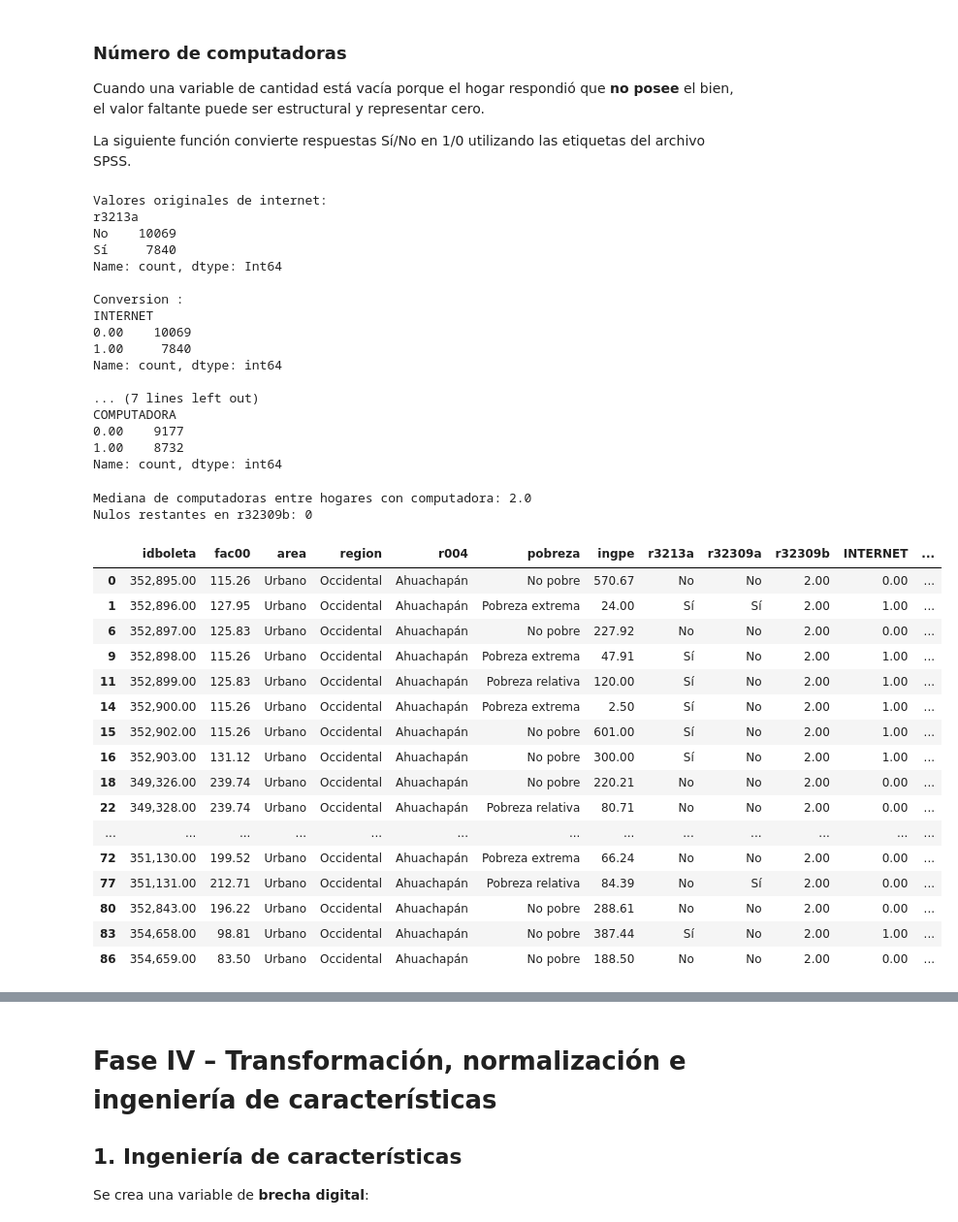
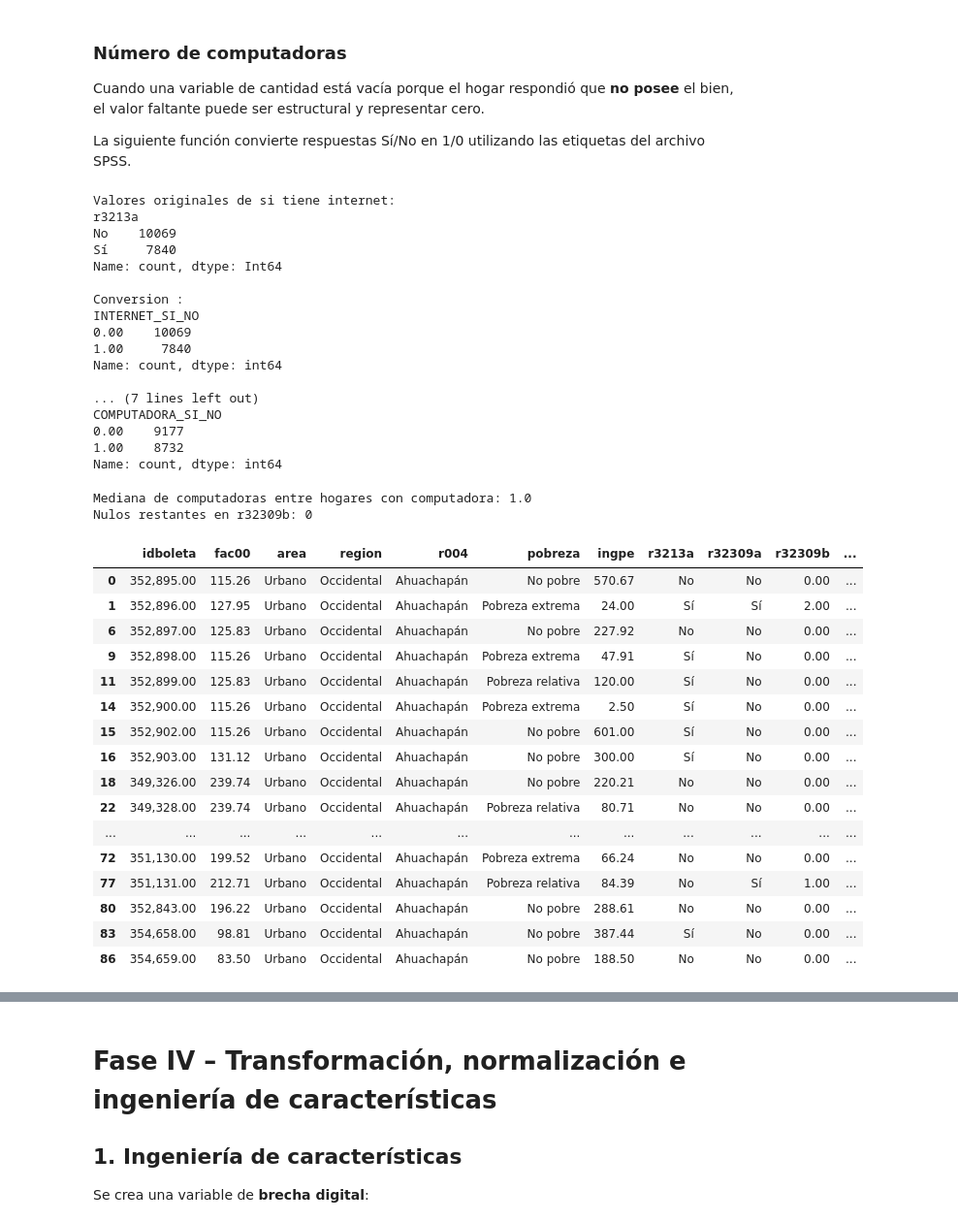
Before and after one commit to Jhumberto11/ProyectoCatedraDataAnalysis, a Jupyter notebook: EHPM_2025_Brecha_Digital_Proyecto.ipynb, the cells around one changed output, grey strips where cells are left out. Shown at 97% size. Saved outputs shown, nothing was run; the diff lists cells and outputs as text; code cells hidden in the pictures.

```diff
--- a/EHPM_2025_Brecha_Digital_Proyecto.ipynb
+++ b/EHPM_2025_Brecha_Digital_Proyecto.ipynb
@@ -481,36 +458,36 @@ def internet_si_no(serie):
     resultado[texto.str.startswith("no", na=False)] = 0
     return resultado
 
-hogares_limpio["INTERNET"] = internet_si_no(hogares_limpio["r3213a"])
-hogares_limpio["COMPUTADORA"] = internet_si_no(hogares_limpio["r32309a"])
+hogares_limpio["INTERNET_SI_NO"] = internet_si_no(hogares_limpio["r3213a"])
+hogares_limpio["COMPUTADORA_SI_NO"] = internet_si_no(hogares_limpio["r32309a"])
 
-print("Valores originales de internet:")
+print("Valores originales de si tiene internet:")
 print(hogares_limpio["r3213a"].value_counts(dropna=False))
 
 print("\nConversion :")
-print(hogares_limpio["INTERNET"].value_counts(dropna=False))
+print(hogares_limpio["INTERNET_SI_NO"].value_counts(dropna=False))
 
 
-print("\nValores originales de computadora:")
+print("\nValores originales de si tienen computadora:")
 print(hogares_limpio["r32309a"].value_counts(dropna=False))
 
 print("\nConversion :")
-print(hogares_limpio["COMPUTADORA"].value_counts(dropna=False))
+print(hogares_limpio["COMPUTADORA_SI_NO"].value_counts(dropna=False))
 # %% [output]
-Valores originales de internet:
+Valores originales de si tiene internet:
 r3213a
 No    10069
 Sí     7840
 Name: count, dtype: Int64
 
 Conversion :
-INTERNET
+INTERNET_SI_NO
 0.00    10069
 1.00     7840
 Name: count, dtype: int64
 
 ... (7 lines left out)
-COMPUTADORA
+COMPUTADORA_SI_NO
 0.00    9177
 1.00    8732
 Name: count, dtype: int64
@@ -517,52 +498,58 @@ Name: count, dtype: int64
 # %%
 # Si el hogar explícitamente indica que NO tiene computadora,
 # un R32309B faltante se interpreta como 0 computadoras.
+
+
 condicion_cero = (
-    (hogares_limpio["COMPUTADORA"] == 2) &
+    (hogares_limpio["COMPUTADORA_SI_NO"] == 0) &
     (hogares_limpio["r32309b"].isna())
 )
+
+
 
 hogares_limpio.loc[condicion_cero, "r32309b"] = 0
 
  # Si aún quedan faltantes entre hogares que sí poseen computadora,
 # se utiliza la mediana de los hogares con computadora.
 mediana_pc = hogares_limpio.loc[
-    hogares_limpio["COMPUTADORA"] == 1, "r32309b"
+    hogares_limpio["COMPUTADORA_SI_NO"] == 1, "r32309b"
 ].median()
 
+
+#Condicion que solo aplica para hogares que tienen computadora y aún tienen el valor faltante en r32309b(Cantidad de computadoras)
 condicion_imputar_pc = (
-    (hogares_limpio["COMPUTADORA"] == 1) &
+    (hogares_limpio["COMPUTADORA_SI_NO"] == 1) &
     (hogares_limpio["r32309b"].isna())
 )
 
 hogares_limpio.loc[condicion_imputar_pc, "r32309b"] = mediana_pc
 
 print("Mediana de computadoras entre hogares con computadora:", mediana_pc)
 
 print("Nulos restantes en r32309b:", hogares_limpio["r32309b"].isna().sum())
 
 
 hogares_limpio.head(30)
 # %% [output]
-Mediana de computadoras entre hogares con computadora: 2.0
+Mediana de computadoras entre hogares con computadora: 1.0
 Nulos restantes en r32309b: 0
-|  | idboleta | fac00 | area | region | r004 | pobreza | ingpe | r3213a | r32309a | r32309b | INTERNET | ... |
-| 0 | 352,895.00 | 115.26 | Urbano | Occidental | Ahuachapán | No pobre | 570.67 | No | No | 2.00 | 0.00 | ... |
-| 1 | 352,896.00 | 127.95 | Urbano | Occidental | Ahuachapán | Pobreza extrema | 24.00 | Sí | Sí | 2.00 | 1.00 | ... |
-| 6 | 352,897.00 | 125.83 | Urbano | Occidental | Ahuachapán | No pobre | 227.92 | No | No | 2.00 | 0.00 | ... |
-| 9 | 352,898.00 | 115.26 | Urbano | Occidental | Ahuachapán | Pobreza extrema | 47.91 | Sí | No | 2.00 | 1.00 | ... |
-| 11 | 352,899.00 | 125.83 | Urbano | Occidental | Ahuachapán | Pobreza relativa | 120.00 | Sí | No | 2.00 | 1.00 | ... |
-| 14 | 352,900.00 | 115.26 | Urbano | Occidental | Ahuachapán | Pobreza extrema | 2.50 | Sí | No | 2.00 | 1.00 | ... |
-| 15 | 352,902.00 | 115.26 | Urbano | Occidental | Ahuachapán | No pobre | 601.00 | Sí | No | 2.00 | 1.00 | ... |
-| 16 | 352,903.00 | 131.12 | Urbano | Occidental | Ahuachapán | No pobre | 300.00 | Sí | No | 2.00 | 1.00 | ... |
-| 18 | 349,326.00 | 239.74 | Urbano | Occidental | Ahuachapán | No pobre | 220.21 | No | No | 2.00 | 0.00 | ... |
-| 22 | 349,328.00 | 239.74 | Urbano | Occidental | Ahuachapán | Pobreza relativa | 80.71 | No | No | 2.00 | 0.00 | ... |
-| ... | ... | ... | ... | ... | ... | ... | ... | ... | ... | ... | ... | ... |
-| 72 | 351,130.00 | 199.52 | Urbano | Occidental | Ahuachapán | Pobreza extrema | 66.24 | No | No | 2.00 | 0.00 | ... |
-| 77 | 351,131.00 | 212.71 | Urbano | Occidental | Ahuachapán | Pobreza relativa | 84.39 | No | Sí | 2.00 | 0.00 | ... |
-| 80 | 352,843.00 | 196.22 | Urbano | Occidental | Ahuachapán | No pobre | 288.61 | No | No | 2.00 | 0.00 | ... |
-| 83 | 354,658.00 | 98.81 | Urbano | Occidental | Ahuachapán | No pobre | 387.44 | Sí | No | 2.00 | 1.00 | ... |
-| 86 | 354,659.00 | 83.50 | Urbano | Occidental | Ahuachapán | No pobre | 188.50 | No | No | 2.00 | 0.00 | ... |
+|  | idboleta | fac00 | area | region | r004 | pobreza | ingpe | r3213a | r32309a | r32309b | ... |
+| 0 | 352,895.00 | 115.26 | Urbano | Occidental | Ahuachapán | No pobre | 570.67 | No | No | 0.00 | ... |
+| 1 | 352,896.00 | 127.95 | Urbano | Occidental | Ahuachapán | Pobreza extrema | 24.00 | Sí | Sí | 2.00 | ... |
+| 6 | 352,897.00 | 125.83 | Urbano | Occidental | Ahuachapán | No pobre | 227.92 | No | No | 0.00 | ... |
+| 9 | 352,898.00 | 115.26 | Urbano | Occidental | Ahuachapán | Pobreza extrema | 47.91 | Sí | No | 0.00 | ... |
+| 11 | 352,899.00 | 125.83 | Urbano | Occidental | Ahuachapán | Pobreza relativa | 120.00 | Sí | No | 0.00 | ... |
+| 14 | 352,900.00 | 115.26 | Urbano | Occidental | Ahuachapán | Pobreza extrema | 2.50 | Sí | No | 0.00 | ... |
+| 15 | 352,902.00 | 115.26 | Urbano | Occidental | Ahuachapán | No pobre | 601.00 | Sí | No | 0.00 | ... |
+| 16 | 352,903.00 | 131.12 | Urbano | Occidental | Ahuachapán | No pobre | 300.00 | Sí | No | 0.00 | ... |
+| 18 | 349,326.00 | 239.74 | Urbano | Occidental | Ahuachapán | No pobre | 220.21 | No | No | 0.00 | ... |
+| 22 | 349,328.00 | 239.74 | Urbano | Occidental | Ahuachapán | Pobreza relativa | 80.71 | No | No | 0.00 | ... |
+| ... | ... | ... | ... | ... | ... | ... | ... | ... | ... | ... | ... |
+| 72 | 351,130.00 | 199.52 | Urbano | Occidental | Ahuachapán | Pobreza extrema | 66.24 | No | No | 0.00 | ... |
+| 77 | 351,131.00 | 212.71 | Urbano | Occidental | Ahuachapán | Pobreza relativa | 84.39 | No | Sí | 1.00 | ... |
+| 80 | 352,843.00 | 196.22 | Urbano | Occidental | Ahuachapán | No pobre | 288.61 | No | No | 0.00 | ... |
+| 83 | 354,658.00 | 98.81 | Urbano | Occidental | Ahuachapán | No pobre | 387.44 | Sí | No | 0.00 | ... |
+| 86 | 354,659.00 | 83.50 | Urbano | Occidental | Ahuachapán | No pobre | 188.50 | No | No | 0.00 | ... |
 # %% [markdown]
 ## 4. Detección cuantitativa de outliers mediante IQR
 
```
Also changed, not shown: parts of 30 cells of this notebook, 2 other files.
